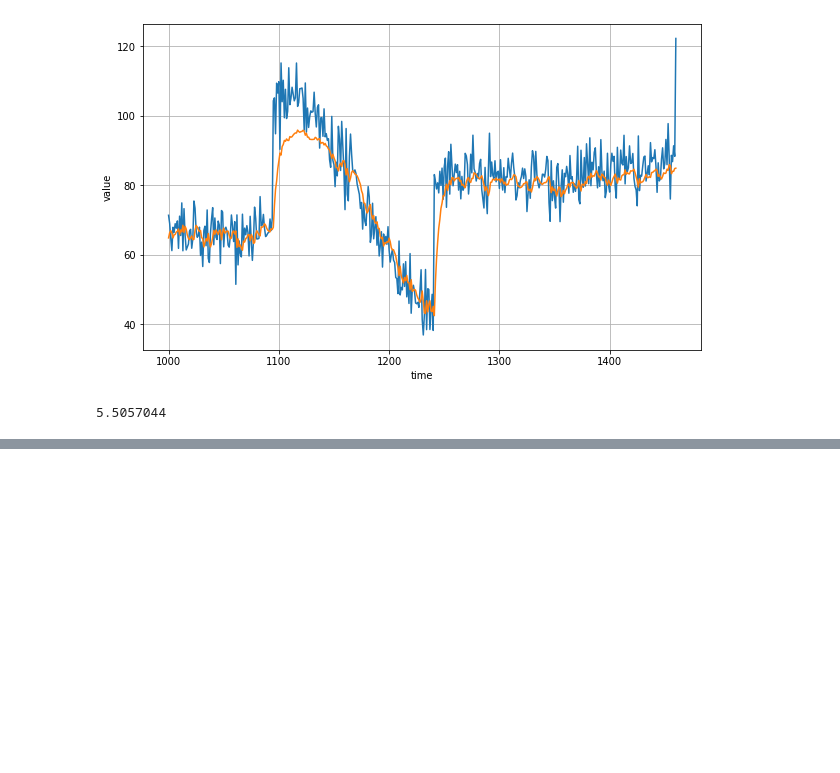
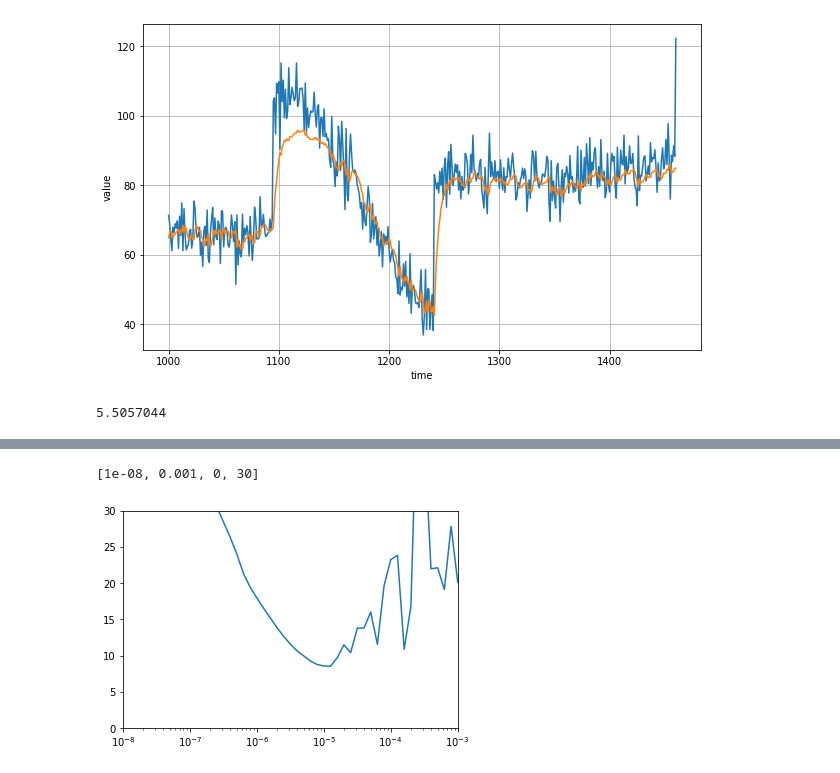
Before and after one commit to sakira/TensorflowInPractice, a Jupyter notebook: RNNforTimeSeriesipynb.ipynb, the cells around one changed output, grey strips where cells are left out. Saved outputs shown, nothing was run; the diff lists cells and outputs as text; code cells hidden in the pictures; blank space fills up the shorter version.

```diff
--- a/RNNforTimeSeriesipynb.ipynb
+++ b/RNNforTimeSeriesipynb.ipynb
@@ -266,0 +289,21 @@ tf.keras.metrics.mean_absolute_error(x_valid, results).numpy()
+# %%
+tf.keras.backend.clear_session()
+tf.random.set_seed(51)
+np.random.seed(51)
+
+dataset = windowed_dataset2(x_train, window_size, batch_size=128, shuffle_buffer=shuffle_buffer_size)
+
+model = tf.keras.models.Sequential([
+  tf.keras.layers.Conv1D(filters=32, kernel_size=5, strides=1, padding='causal', activation='relu', input_shape=[None, 1]),
+  tf.keras.layers.Bidirectional(tf.keras.layers.LSTM(32, return_sequences=True)),
+  tf.keras.layers.Bidirectional(tf.keras.layers.LSTM(32, return_sequences=True)),
+  tf.keras.layers.Dense(1),
+  tf.keras.layers.Lambda(lambda x: x * 200.0)
+])
+
+lr_schedule = tf.keras.callbacks.LearningRateScheduler(lambda epoch: 1e-8 * 100**(epoch/20))
+optimizer = tf.keras.optimizers.SGD(lr=1e-8, momentum=0.9)
+model.compile(loss=tf.keras.losses.Huber(),
+              optimizer=optimizer,
+              metrics=['mae'])
+history = model.fit(dataset, epochs=100, callbacks=[lr_schedule])
@@ -266,0 +328,6 @@ tf.keras.metrics.mean_absolute_error(x_valid, results).numpy()
+# %%
+plt.semilogx(history.history['lr'], history.history['loss'])
+plt.axis([1e-8, 1e-3, 0, 30])
+# %% [output]
+[1e-08, 0.001, 0, 30]
+[figure, added]
```
Also changed, not shown: parts of 6 cells of this notebook.
